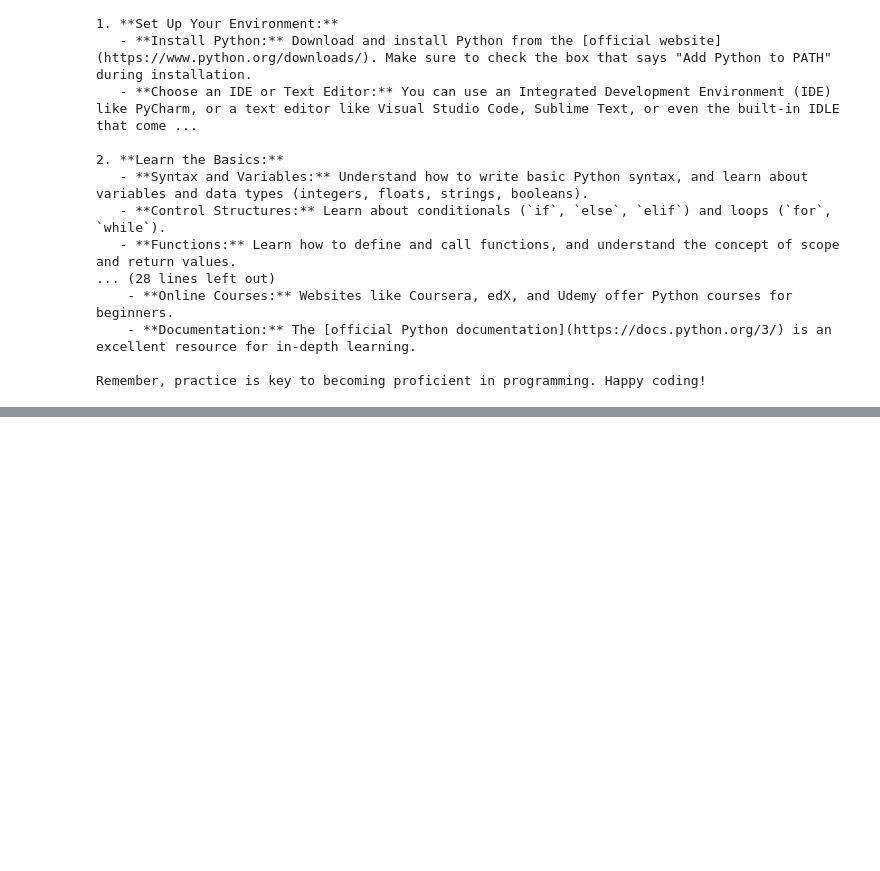
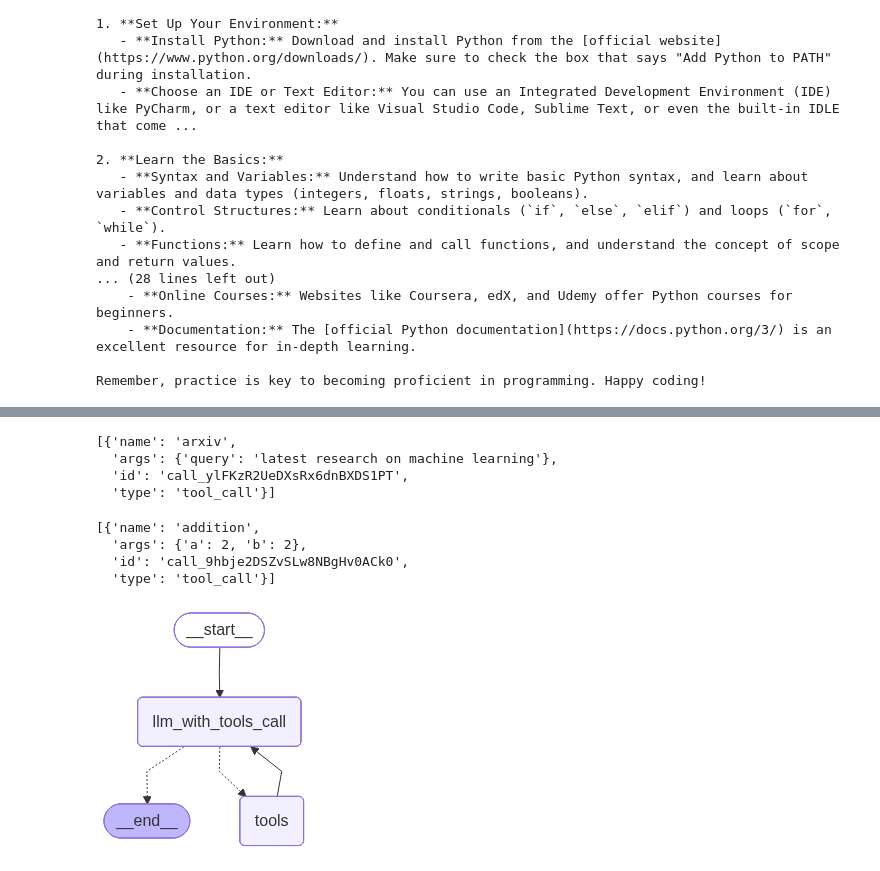
Before and after one commit to BimanCSE/MyDay2DayLearning, a Jupyter notebook: langgraph/langgraph_tutorial.ipynb, the cells around one changed output, grey strips where cells are left out. Saved outputs shown, nothing was run; the diff lists cells and outputs as text; code cells hidden in the pictures; blank space fills up the shorter version.

```diff
--- a/langgraph/langgraph_tutorial.ipynb
+++ b/langgraph/langgraph_tutorial.ipynb
@@ -425,0 +741,9 @@ Remember, practice is key to becoming proficient in programming. Happy coding!
+# %%
+from langchain_community.tools import ArxivQueryRun, WikipediaQueryRun
+from langchain_community.utilities import WikipediaAPIWrapper, ArxivAPIWrapper
+from pprint import pprint
+
+api_wrapper_arxiv = ArxivAPIWrapper(top_k_results=2, doc_content_chars_max=1000)
+api_wrapper_wikipedia = WikipediaAPIWrapper(top_k_results=2, doc_content_chars_max=1000)
+wikipedia_tool = WikipediaQueryRun(api_wrapper=api_wrapper_wikipedia)
+arxiv_tool = ArxivQueryRun(api_wrapper=api_wrapper_arxiv)
@@ -425,0 +801,64 @@ Remember, practice is key to becoming proficient in programming. Happy coding!
+# %%
+from langchain_openai import ChatOpenAI
+
+llm_model = ChatOpenAI(
+    model="gpt-4o",
+    temperature=0.0,
+    api_key=openai_token,
+    base_url=openai_base_url,
+)
+# %%
+llm_with_tools = llm_model.bind_tools(tools)
+# %%
+result = llm_with_tools.invoke(
+    [HumanMessage(content="What is the latest research on machine learning?")]
+)
+result.tool_calls
+# %% [output]
+[{'name': 'arxiv',
+  'args': {'query': 'latest research on machine learning'},
+  'id': 'call_ylFKzR2UeDXsRx6dnBXDS1PT',
+  'type': 'tool_call'}]
+# %%
+result = llm_with_tools.invoke([HumanMessage(content="what is 2 plus 2")])
+result.tool_calls
+# %% [output]
+[{'name': 'addition',
+  'args': {'a': 2, 'b': 2},
+  'id': 'call_9hbje2DSZvSLw8NBgHv0ACk0',
+  'type': 'tool_call'}]
+# %%
+from pydantic import BaseModel
+from typing import Annotated
+from langchain_core.messages import AnyMessage
+from langgraph.graph.message import add_messages
+
+
+class MessageState(BaseModel):
+    messages: Annotated[list[AnyMessage], add_messages]
+
+
+def llm_tool_calling(state: MessageState):
+    return {"messages": [llm_with_tools.invoke(state.messages)]}
+
+
+from langgraph.graph import StateGraph, START, END
+from langgraph.prebuilt import ToolNode, tools_condition
+from langgraph.checkpoint.memory import MemorySaver
+
+memory_saver = MemorySaver()
+builder = StateGraph(MessageState)
+builder.add_node("llm_with_tools_call", llm_tool_calling)
+builder.add_node("tools", ToolNode(tools))
+builder.add_edge(START, "llm_with_tools_call")
+builder.add_conditional_edges(
+    "llm_with_tools_call",
+    ### if the latest message from the assistant is a tool call --> tools_condition routs to tools
+    ### if the latest message from the assistant is not a tool call --> tool condition routs to end
+    tools_condition,
+)
+builder.add_edge("tools", "llm_with_tools_call")
+graph_builder = builder.compile(checkpointer=memory_saver)
+display(Image(graph_builder.get_graph().draw_mermaid_png()))
+# %% [output]
+[figure, added]
```
Also changed, not shown: parts of 29 cells of this notebook, 1 other file.
